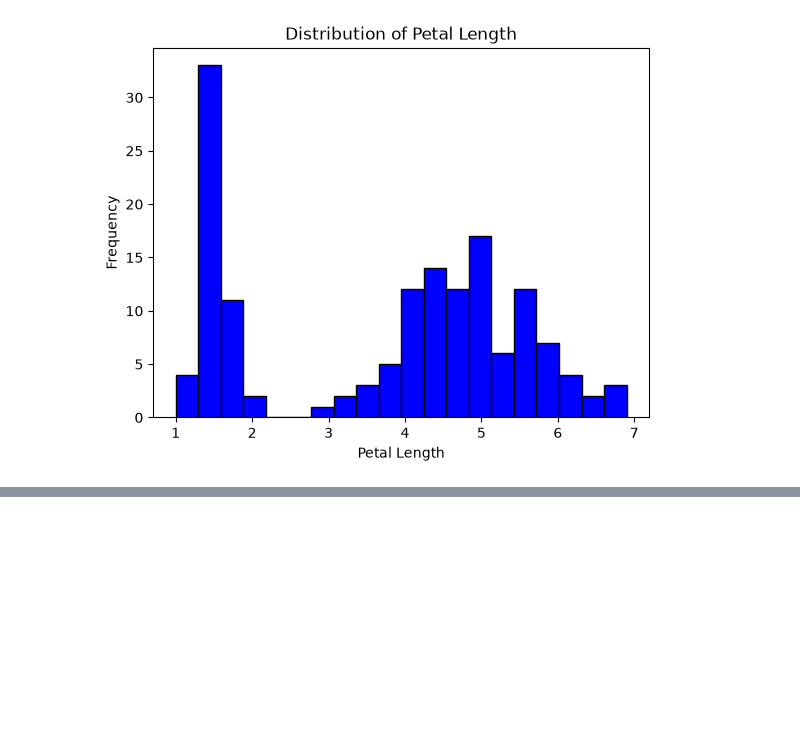
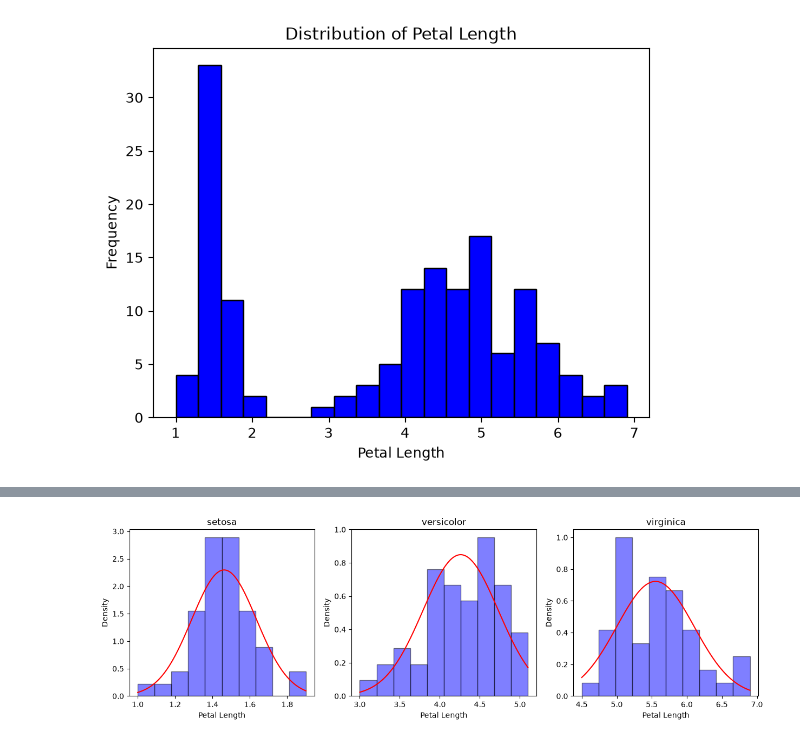
Before and after one commit to dimon-ua/assessment-submission, a Jupyter notebook: problems.ipynb, the cells around one changed output, grey strips where cells are left out. Cells and saved outputs as stored; diff of their text form; code cells hidden in the pictures; blank space fills up the shorter version.

```diff
--- a/problems.ipynb
+++ b/problems.ipynb
@@ -85,0 +87,18 @@ ax.legend()
+# %%
+# One histogram per species with its own normal curve
+species_list = ['setosa', 'versicolor', 'virginica']
+fig, axes = plt.subplots(1, 3, figsize=(15, 4))
+
+for ax, name in zip(axes, species_list):
+    data = df[df['species'] == name]['petal_length']
+    x = np.linspace(data.min(), data.max(), 100)
+    curve = stats.norm.pdf(x, loc=data.mean(), scale=data.std())
+    ax.hist(data, bins=10, density=True, color='blue', edgecolor='black', alpha=0.5)
+    ax.plot(x, curve, color='red')
+    ax.set_title(name)
+    ax.set_xlabel('Petal Length')
+    ax.set_ylabel('Density')
+
+plt.show()
+# %% [output]
+[figure, added]
```
Also changed, not shown: parts of 1 cell of this notebook.
